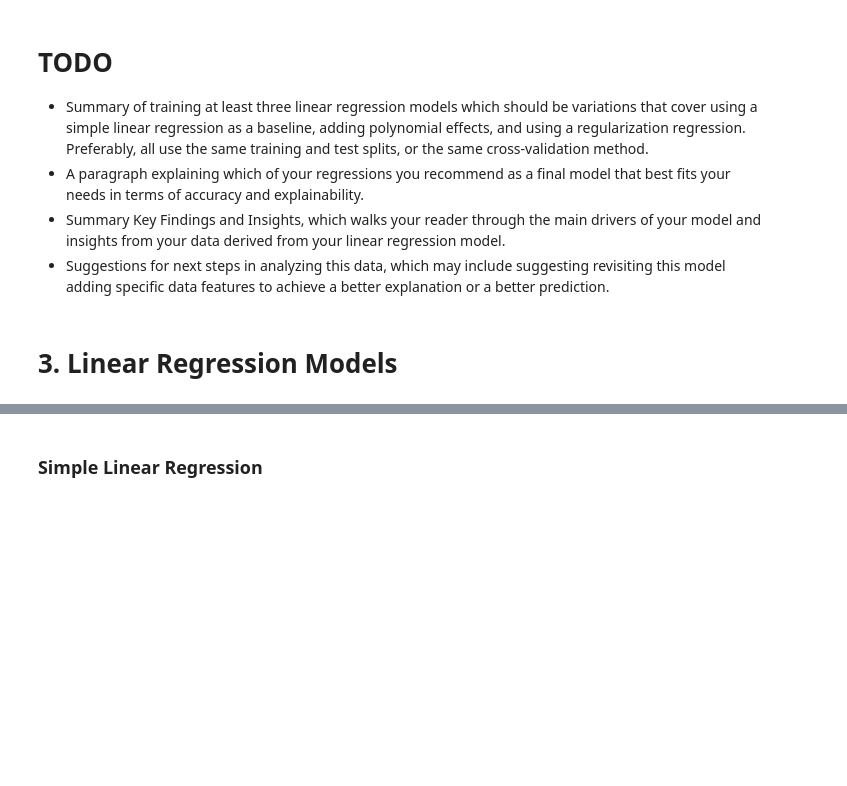
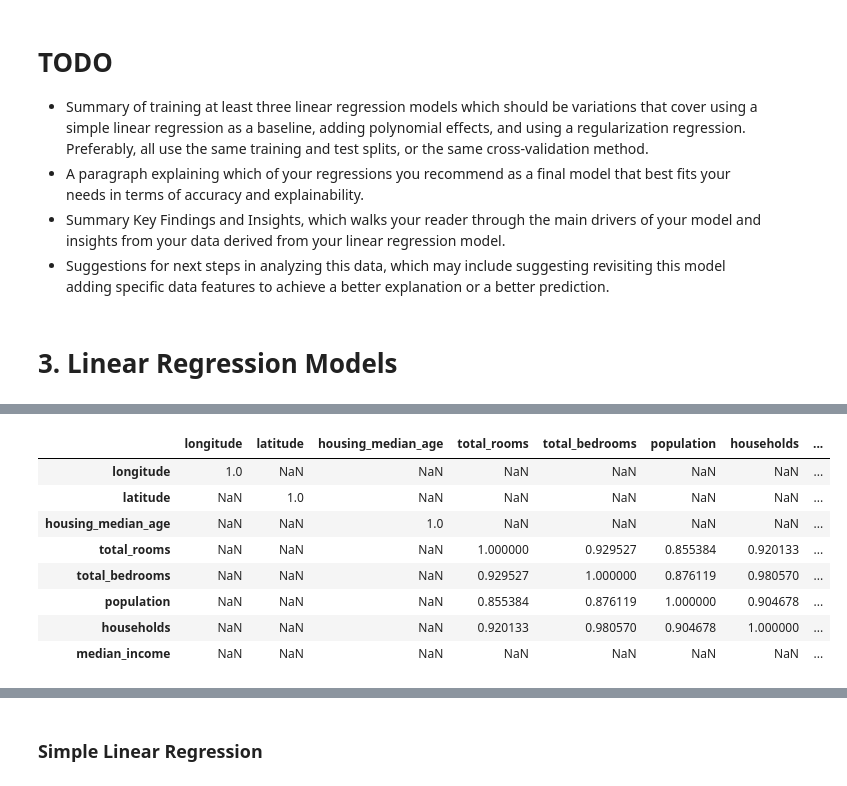
Before and after one commit to JoseJuan98/ml-regression-project-california-housing, a Jupyter notebook: notebooks/RegressionAnalysis.ipynb, the cells around one changed output, grey strips where cells are left out. Saved outputs shown, nothing was run; the diff lists cells and outputs as text; code cells hidden in the pictures; blank space fills up the shorter version.

```diff
--- a/notebooks/RegressionAnalysis.ipynb
+++ b/notebooks/RegressionAnalysis.ipynb
@@ -235,0 +238,5 @@ def add_metrics(metrics_report: dict, model_name: str, y_true, y_pred) -> dict:
+# %%
+# Compute correlation matrix
+corr_matrix = x_train.corr(numeric_only=True)
+
+print(corr_matrix)
@@ -235,0 +283,12 @@ def add_metrics(metrics_report: dict, model_name: str, y_true, y_pred) -> dict:
+# %%
+corr_matrix[corr_matrix > 0.7]
+# %% [output]
+|  | longitude | latitude | housing_median_age | total_rooms | total_bedrooms | population | households | ... |
+| longitude | 1.0 | NaN | NaN | NaN | NaN | NaN | NaN | ... |
+| latitude | NaN | 1.0 | NaN | NaN | NaN | NaN | NaN | ... |
+| housing_median_age | NaN | NaN | 1.0 | NaN | NaN | NaN | NaN | ... |
+| total_rooms | NaN | NaN | NaN | 1.000000 | 0.929527 | 0.855384 | 0.920133 | ... |
+| total_bedrooms | NaN | NaN | NaN | 0.929527 | 1.000000 | 0.876119 | 0.980570 | ... |
+| population | NaN | NaN | NaN | 0.855384 | 0.876119 | 1.000000 | 0.904678 | ... |
+| households | NaN | NaN | NaN | 0.920133 | 0.980570 | 0.904678 | 1.000000 | ... |
+| median_income | NaN | NaN | NaN | NaN | NaN | NaN | NaN | ... |
```
Also changed, not shown: parts of 15 cells of this notebook, 1 other file.
